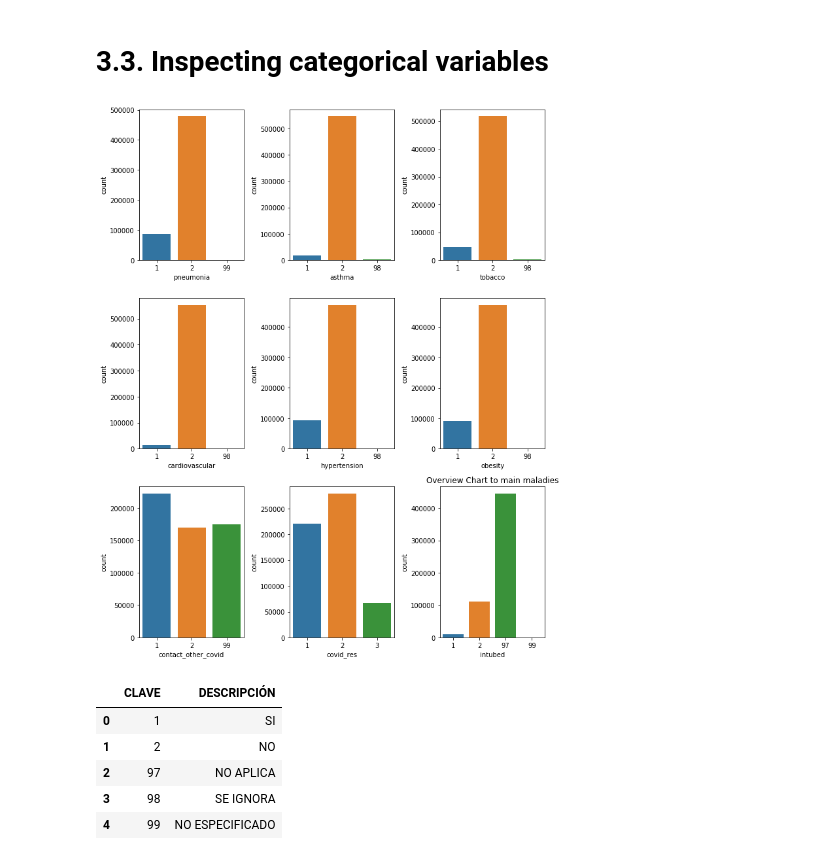
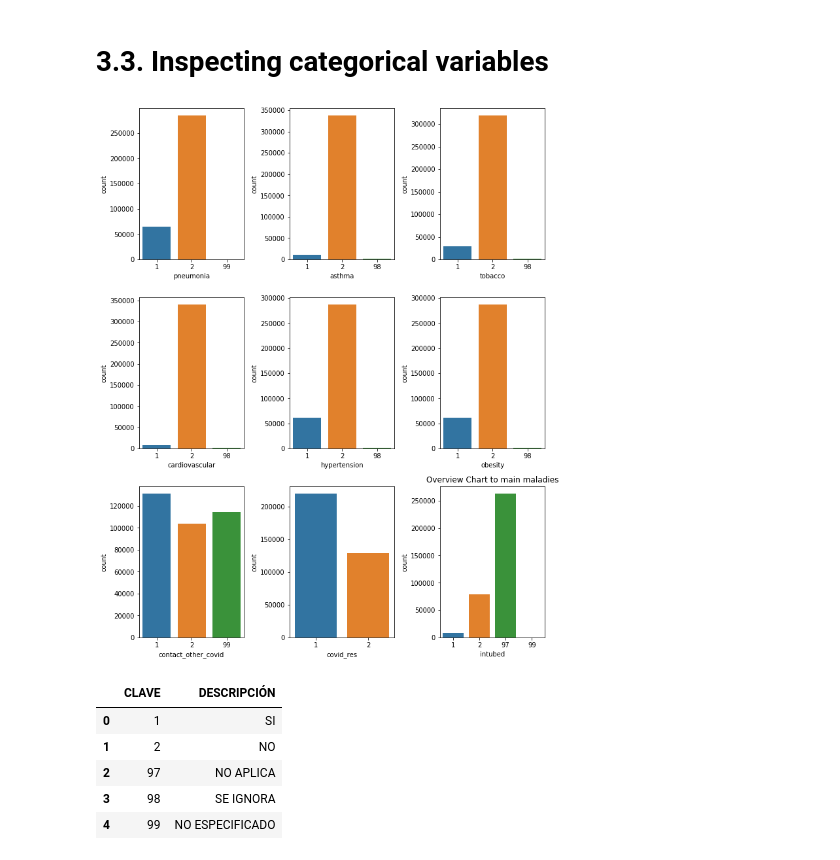
Before and after one commit to mricardovallejo/IACollege_, a Jupyter notebook: SUPERVISE_/TPFinal_Supervise1.ipynb, the cells around one changed output. Saved outputs shown, nothing was run; the diff lists cells and outputs as text; code cells hidden in the pictures.

```diff
--- a/SUPERVISE_/TPFinal_Supervise1.ipynb
+++ b/SUPERVISE_/TPFinal_Supervise1.ipynb
@@ -15,6 +15,7 @@ import seaborn as sns
 
 dataOriginal = pd.read_csv("covid.csv")
 pd.set_option('display.max_rows', None)
+dataOriginal = dataOriginal.head(350000)
 dataOriginal.head(5)
 # %% [output]
 |  | id | sex | patient_type | entry_date | date_symptoms | date_died | intubed | pneumonia | age | ... |
@@ -161,0 +161,2 @@ plt.show()
+# %%
+dataModel =  dataOriginal[dataOriginal['age']<95]
@@ -194,27 +199,27 @@ dtype: int64
 # %%
 import matplotlib.pyplot as plt
 
 
 fig, ax =plt.subplots(3,3)
 
 fig.set_size_inches(10, 12, forward=True)
 plt.title("Overview Chart to main maladies")
 
-sns.countplot(x='pneumonia', data=dataOriginal, ax=ax[0,0])
-sns.countplot(x='asthma', data=dataOriginal, ax=ax[0,1])
-sns.countplot(x='tobacco', data=dataOriginal, ax=ax[0,2])
+sns.countplot(x='pneumonia', data=dataModel, ax=ax[0,0])
+sns.countplot(x='asthma', data=dataModel, ax=ax[0,1])
+sns.countplot(x='tobacco', data=dataModel, ax=ax[0,2])
 
-sns.countplot(x='cardiovascular', data=dataOriginal, ax=ax[1,0])
-sns.countplot(x='hypertension', data=dataOriginal, ax=ax[1,1])
-sns.countplot(x='obesity', data=dataOriginal, ax=ax[1,2])
+sns.countplot(x='cardiovascular', data=dataModel, ax=ax[1,0])
+sns.countplot(x='hypertension', data=dataModel, ax=ax[1,1])
+sns.countplot(x='obesity', data=dataModel, ax=ax[1,2])
 
-sns.countplot(x='contact_other_covid', data=dataOriginal, ax=ax[2,0])
-sns.countplot(x='covid_res', data=dataOriginal, ax=ax[2,1])
-sns.countplot(x='intubed', data=dataOriginal, ax=ax[2,2])
+sns.countplot(x='contact_other_covid', data=dataModel, ax=ax[2,0])
+sns.countplot(x='covid_res', data=dataModel, ax=ax[2,1])
+sns.countplot(x='intubed', data=dataModel, ax=ax[2,2])
 #fig.legend() use handles
 fig.tight_layout()
 # %% [output]
-[figure, old version]
+[figure, new version]
 # %%
 cat_si_no
 # %% [output]
```
Also changed, not shown: parts of 120 cells of this notebook.
